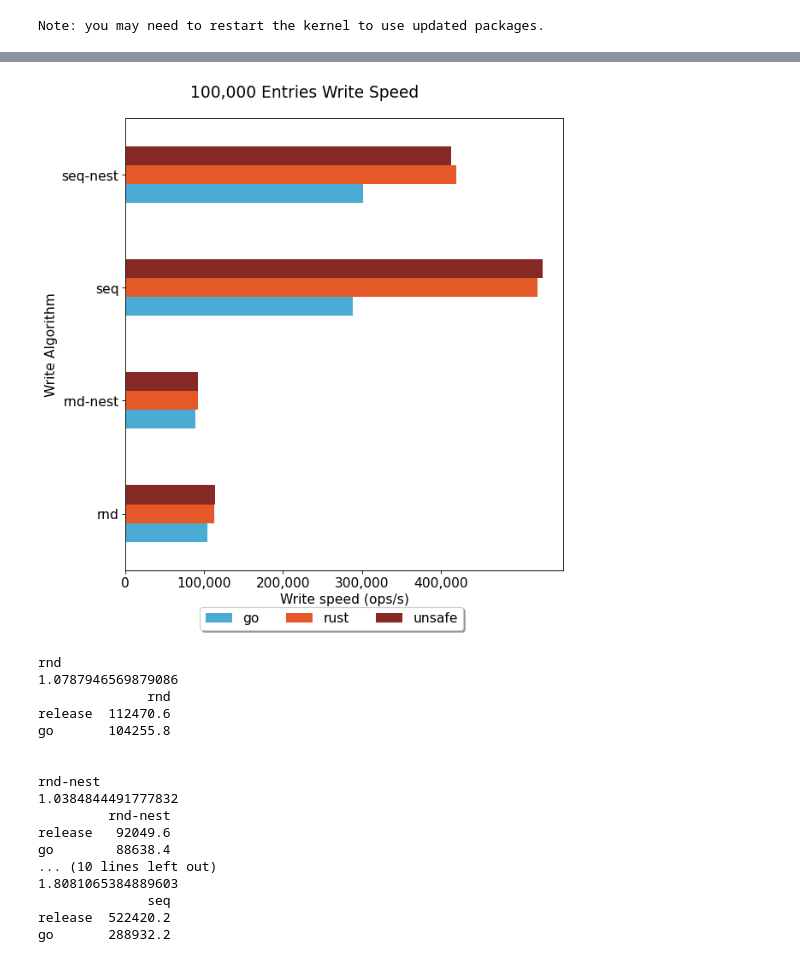
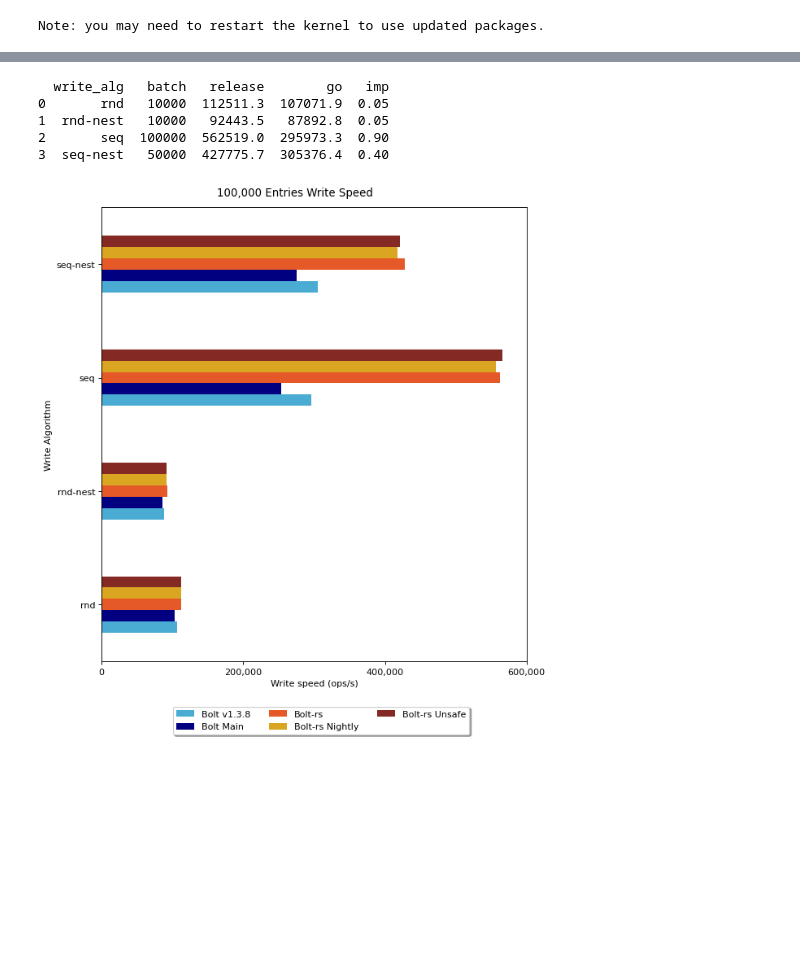
Before and after one commit to ambaxter/datascience, a Jupyter notebook: bbolt_comparison/ops_per_sec.ipynb, the cells around one changed output, grey strips where cells are left out. Drawn from its saved outputs; the diff is of its cells as text; code cells hidden in the pictures; blank space fills up the shorter version.

```diff
--- a/bbolt_comparison/ops_per_sec.ipynb
+++ b/bbolt_comparison/ops_per_sec.ipynb
@@ -32,5 +49,5 @@ comp.head()
 # %%
-runtimes = comp[comp.runtime.isin(["release","go","unsafe"])]
+runtimes = comp[comp.runtime.isin(["go_main","go","unsafe","release","nightly"])]
 
 c100k = runtimes[runtimes['count']==100000]
 c1m = runtimes[runtimes['count']==1000000]
@@ -123,75 +54,67 @@ plt.show()
 # %%
 alg = list()
-batch_size = list()
+batch = list()
 release = list()
 go = list()
+go_main = list()
 unsafe = list()
+nightly = list()
+imp = list()
 
-for write_alg in set(c100k['write_alg']):
+for write_alg in pd.unique(c100k['write_alg']):
     g=c100k[c100k['write_alg']==write_alg].groupby(["runtime","batch"])["write_ops/s"].mean()
     maxed=g['go'].idxmax()
     alg.append(write_alg)
-    batch_size.append(maxed)
+    batch.append(maxed)
     release.append(g['release'][maxed])
     go.append(g['go'][maxed])
+    go_main.append(g['go_main'][maxed])
     unsafe.append(g['unsafe'][maxed])
+    nightly.append(g['nightly'][maxed])
+    imp.append((g['release'][maxed]/g['go'][maxed])-1)
 
 d = {
     'write_alg': alg,
     'go': go,
-    'rust': release,
-    'unsafe': unsafe
+    'go_main': go_main,
+    'release': release,
+    'nightly': nightly,
+    'unsafe': unsafe,
+}
+
+i = {
+    'write_alg': alg,
+    'batch': batch,
+    'release': release,
+    'go': go,
+    'imp': imp
 }
 
 df=pd.DataFrame(data=d)
+idf=pd.DataFrame(data=i)
+print(idf.round(2))
 df.sort_values('write_alg',inplace=True)
 fig = plt.figure(figsize=(8,8), dpi=80)
 fig.suptitle('100,000 Entries Write Speed')
 ax = fig.add_subplot(111)
 df.plot.barh(x='write_alg',color=BAR_COLORS,ax=ax)
 ax.xaxis.set_major_formatter(ticks_comma)
 ax.set_xlabel('Write speed (ops/s)')
-ax.set_xticks([0,100000,200000,300000,400000])
+ax.set_xticks([0,200000,400000,600000])
 ax.set_ylabel('Write Algorithm')
 ax.get_legend().remove()
 lines = []
 labels = []
 Line, Label = ax.get_legend_handles_labels()
 lines.extend(Line)
-labels.extend(Label)
-fig.legend(lines,labels,loc='lower center', bbox_to_anchor=(0.55, -0.03), fancybox=True, shadow=True, ncols=3)
+labels.extend([legends[x] for x in Label])
+fig.legend(lines,labels,loc='lower center', bbox_to_anchor=(0.55, -0.08), fancybox=True, shadow=True, ncols=3)
 fig.tight_layout()
 plt.show()
 # %% [output]
+  write_alg   batch   release        go   imp
+0       rnd   10000  112511.3  107071.9  0.05
+1  rnd-nest   10000   92443.5   87892.8  0.05
+2       seq  100000  562519.0  295973.3  0.90
+3  seq-nest   50000  427775.7  305376.4  0.40
-[figure, old version]
+[figure, new version]
-# %%
-d = pd.DataFrame()
-
-for write_alg in set(c100k['write_alg']):
-    g=c100k[c100k['write_alg']==write_alg].groupby(["runtime","batch"])["write_ops/s"].mean()
-    dr = pd.DataFrame()
-    maxed=g['go'].idxmax()
-    s = pd.Series([g['release'][maxed],g['go'][maxed]], index=['release','go'])
-    dr[write_alg]=s
-    print(write_alg)
-    print(s['release']/s['go'])
-    print(dr)
-    print('\n')
-# %% [output]
-rnd
-1.0787946569879086
-              rnd
-release  112470.6
-go       104255.8
-
-
-rnd-nest
-1.0384844491777832
-         rnd-nest
-release   92049.6
-go        88638.4
-... (10 lines left out)
-1.8081065384889603
-              seq
-release  522420.2
-go       288932.2
```
Also changed, not shown: parts of 26 cells of this notebook, 1 other file.
